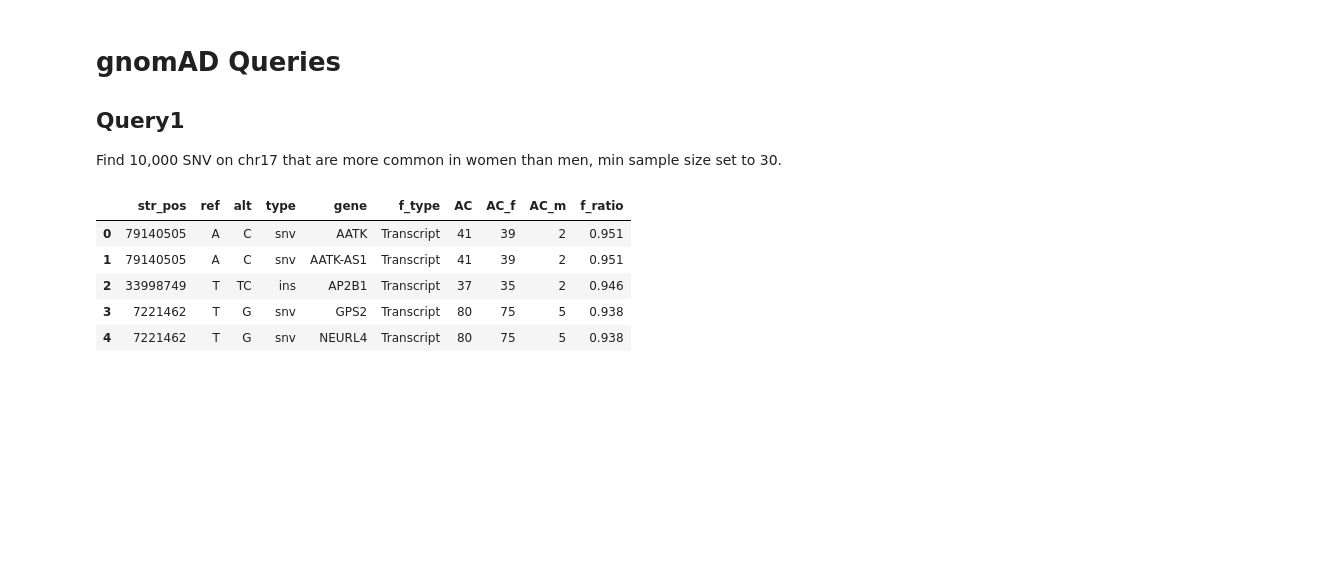
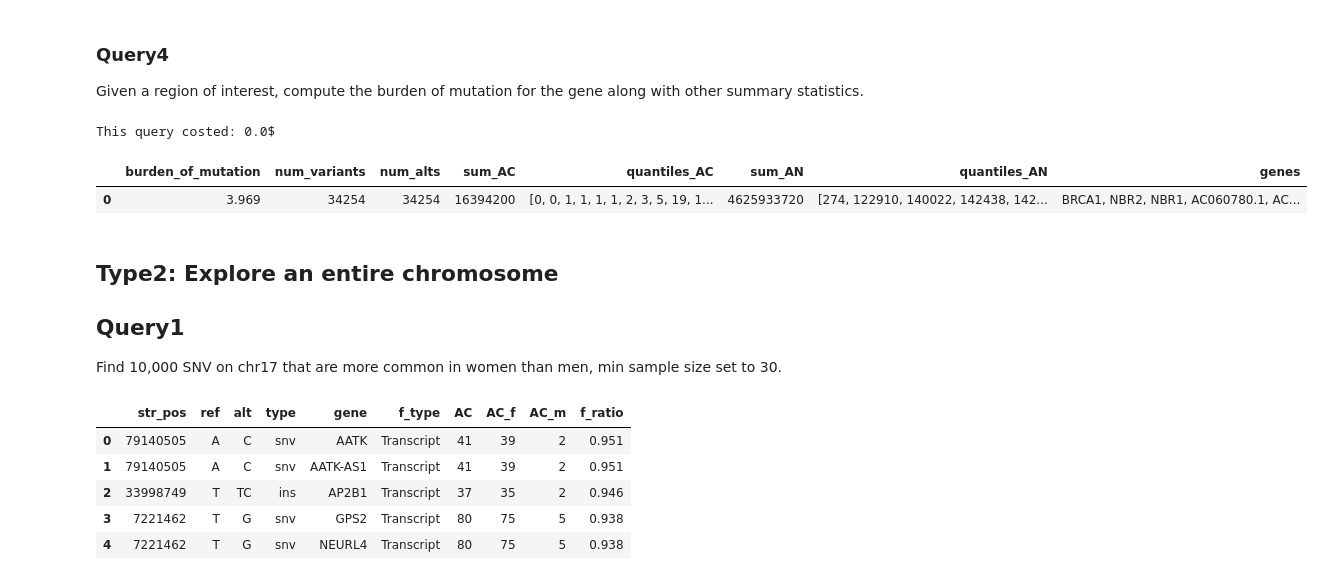
Before and after one commit to samanvp/variant-processing-in-BigQuery, a Jupyter notebook: gnomAD/gnomAD.ipynb, the cells around one changed output. Drawn from its saved outputs; the diff is of its cells as text; code cells hidden in the pictures; blank space fills up the shorter version.

```diff
--- a/gnomAD/gnomAD.ipynb
+++ b/gnomAD/gnomAD.ipynb
@@ -3,5 +221,42 @@
+# %% [markdown]
+### Query4
+Given a region of interest, compute the burden of mutation for the gene along with other summary statistics.
+# %%
+query_template = """
+WITH summary_stats AS (
+SELECT
+  COUNT(1) AS num_variants,
+  SUM(ARRAY_LENGTH(alternate_bases)) AS num_alts,  # This data appears to be bi-allelic.
+  SUM((SELECT alt.AC FROM UNNEST(alternate_bases) AS alt)) AS sum_AC,
+  APPROX_QUANTILES((SELECT alt.AC FROM UNNEST(alternate_bases) AS alt), 10) AS quantiles_AC,
+  SUM(AN) AS sum_AN,
+  APPROX_QUANTILES(AN, 10) AS quantiles_AN,
+  -- Also include some information from Variant Effect Predictor (VEP).
+  STRING_AGG(DISTINCT (SELECT annot.symbol FROM UNNEST(alternate_bases) AS alt,
+                                                UNNEST(vep) AS annot LIMIT 1), ', ') AS genes
+FROM `bigquery-public-data.gnomAD.{GNOMAD_VER}__{CHROM}` AS main_table
+WHERE start_position >= {X} AND start_position <= {Y})
+---
+--- The resulting quantiles and burden_of_mutation score give a very rough idea of the mutation
+--- rate within these particular regions of the genome. This query could be further refined to
+--- compute over smaller windows within the regions of interest and/or over different groupings
+--- of AC and AN by population.
+---
+SELECT
+  ROUND(({Y} - {X}) / num_variants, 3) AS burden_of_mutation,
+  *,
+FROM summary_stats
+"""
+query = query_template.format(GNOMAD_VER=gnomad_version, CHROM=chromosome, X=x, Y=y)
+
+stats = run_query(query)
+stats.head()
+# %% [output]
+This query costed: 0.0$
+|  | burden_of_mutation | num_variants | num_alts | sum_AC | quantiles_AC | sum_AN | quantiles_AN | genes |
+| 0 | 3.969 | 34254 | 34254 | 16394200 | [0, 0, 1, 1, 1, 1, 2, 3, 5, 19, 1... | 4625933720 | [274, 122910, 140022, 142438, 142... | BRCA1, NBR2, NBR1, AC060780.1, AC... |
 # %% [markdown]
-# gnomAD Queries
+## Type2: Explore an entire chromosome
 ## Query1
 Find 10,000 SNV on chr17 that are more common in women than men, min sample size set to 30.
 # %%
```
Also changed, not shown: parts of 12 cells of this notebook.
